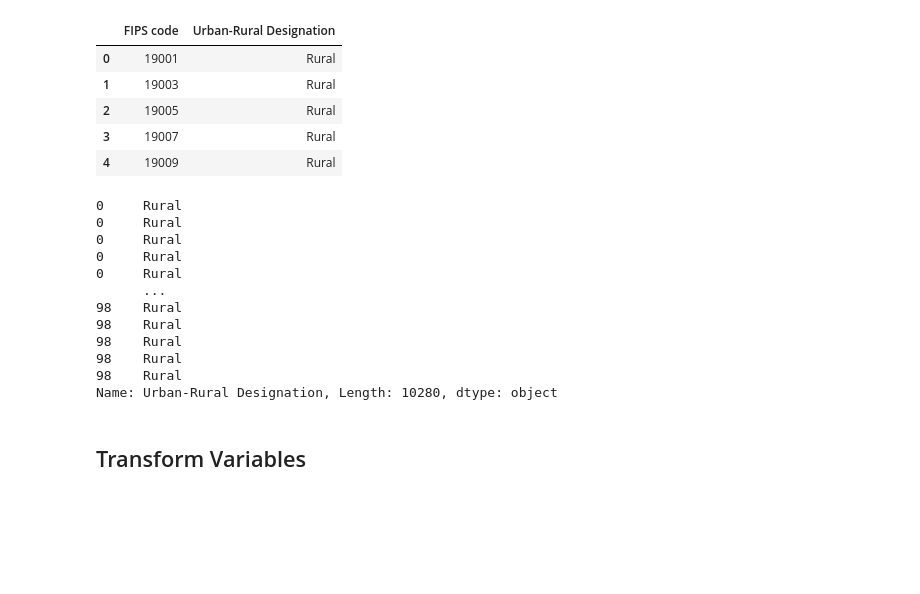
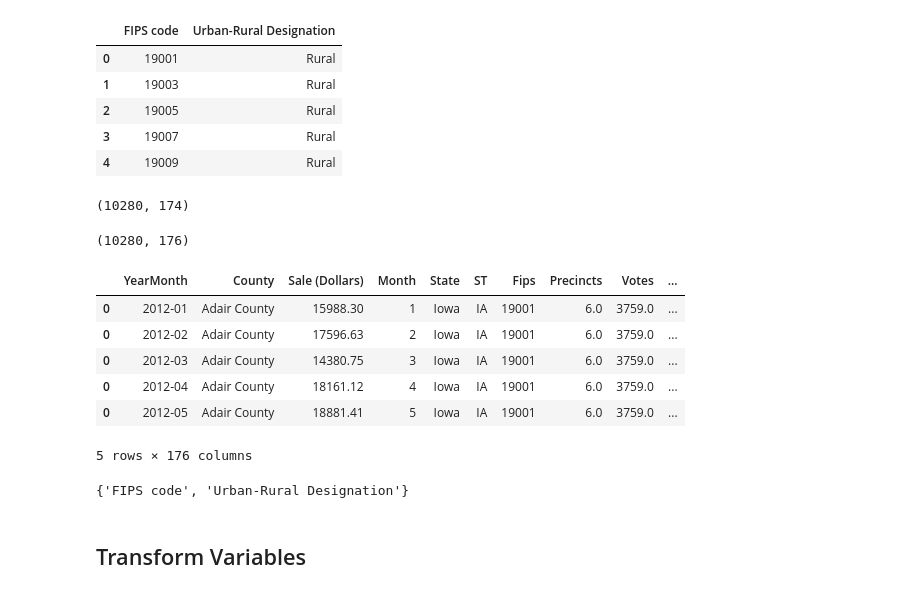
Before and after one commit to ErikC324/Data401-Project1, a Jupyter notebook: Project1-Lemar.ipynb, the cells around one changed output. Saved outputs shown, nothing was run; the diff lists cells and outputs as text; code cells hidden in the pictures; blank space fills up the shorter version.

Commit message:
tried to get rural/urban feature working, error with matmul dimensions

```diff
--- a/Project1-Lemar.ipynb
+++ b/Project1-Lemar.ipynb
@@ -139,23 +134,31 @@ rural_counties_df.head()
 | 2 | 19005 | Rural |
 | 3 | 19007 | Rural |
 | 4 | 19009 | Rural |
+# %%
+totalCounty.shape
+# %% [output]
+(10280, 174)
 # %%
-totalCounty = totalCounty.merge(rural_counties_df, how="left", left_on="Fips", right_on="FIPS code", left_index=True)
+# temp -> total county
+temp = totalCounty.merge(rural_counties_df, how="left", left_on="Fips", right_on="FIPS code", left_index=True)
-# %%
-totalCounty["Urban-Rural Designation"]
-# %% [output]
-0     Rural
-0     Rural
-0     Rural
-0     Rural
-0     Rural
-      ...
-98    Rural
-98    Rural
-98    Rural
-98    Rural
-98    Rural
-Name: Urban-Rural Designation, Length: 10280, dtype: object
+# %%
+temp.shape
+# %% [output]
+(10280, 176)
+# %%
+temp.head()
+# %% [output]
+|  | YearMonth | County | Sale (Dollars) | Month | State | ST | Fips | Precincts | Votes | ... |
+| 0 | 2012-01 | Adair County | 15988.30 | 1 | Iowa | IA | 19001 | 6.0 | 3759.0 | ... |
+| 0 | 2012-02 | Adair County | 17596.63 | 2 | Iowa | IA | 19001 | 6.0 | 3759.0 | ... |
+| 0 | 2012-03 | Adair County | 14380.75 | 3 | Iowa | IA | 19001 | 6.0 | 3759.0 | ... |
+| 0 | 2012-04 | Adair County | 18161.12 | 4 | Iowa | IA | 19001 | 6.0 | 3759.0 | ... |
+| 0 | 2012-05 | Adair County | 18881.41 | 5 | Iowa | IA | 19001 | 6.0 | 3759.0 | ... |
+5 rows × 176 columns
+# %%
+set(list(temp.columns)).difference(set(list(totalCounty.columns)))
+# %% [output]
+{'FIPS code', 'Urban-Rural Designation'}
 # %% [markdown]
 ## Transform Variables
 # %%
```
Also changed, not shown: parts of 12 cells of this notebook.
